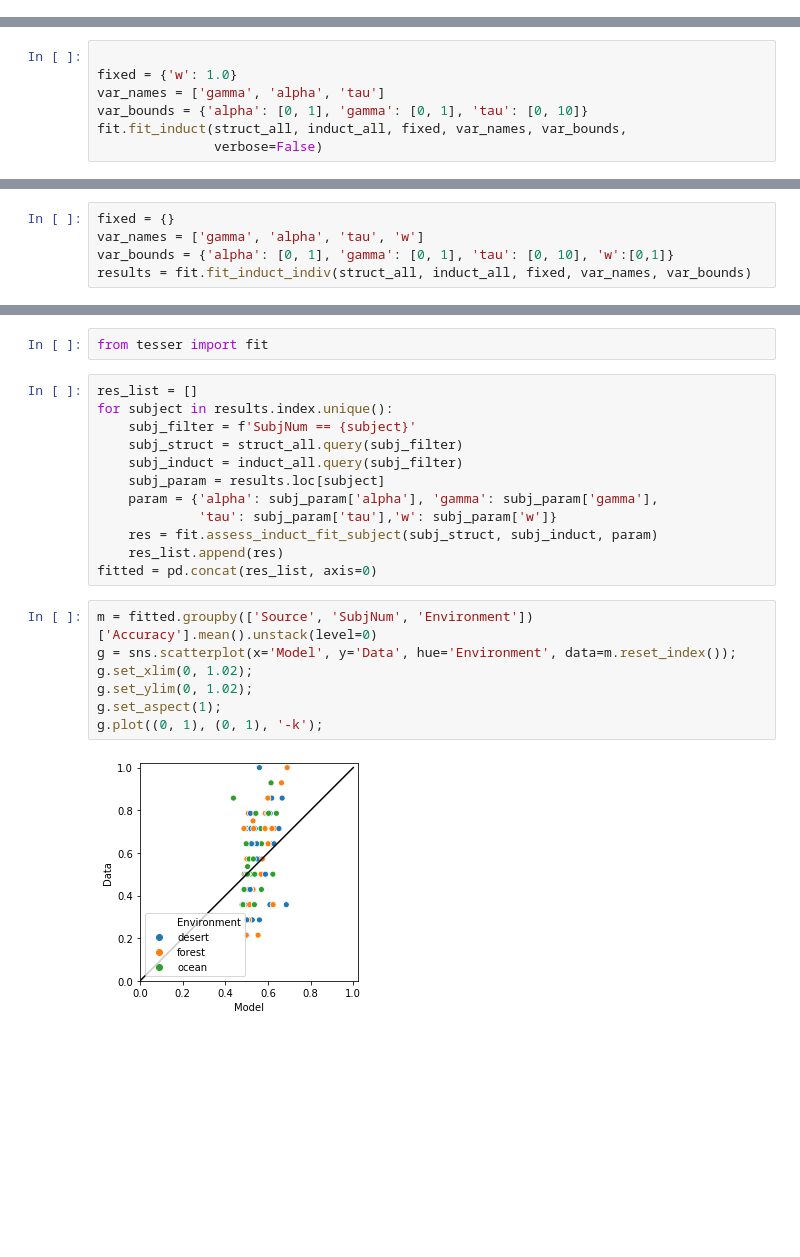
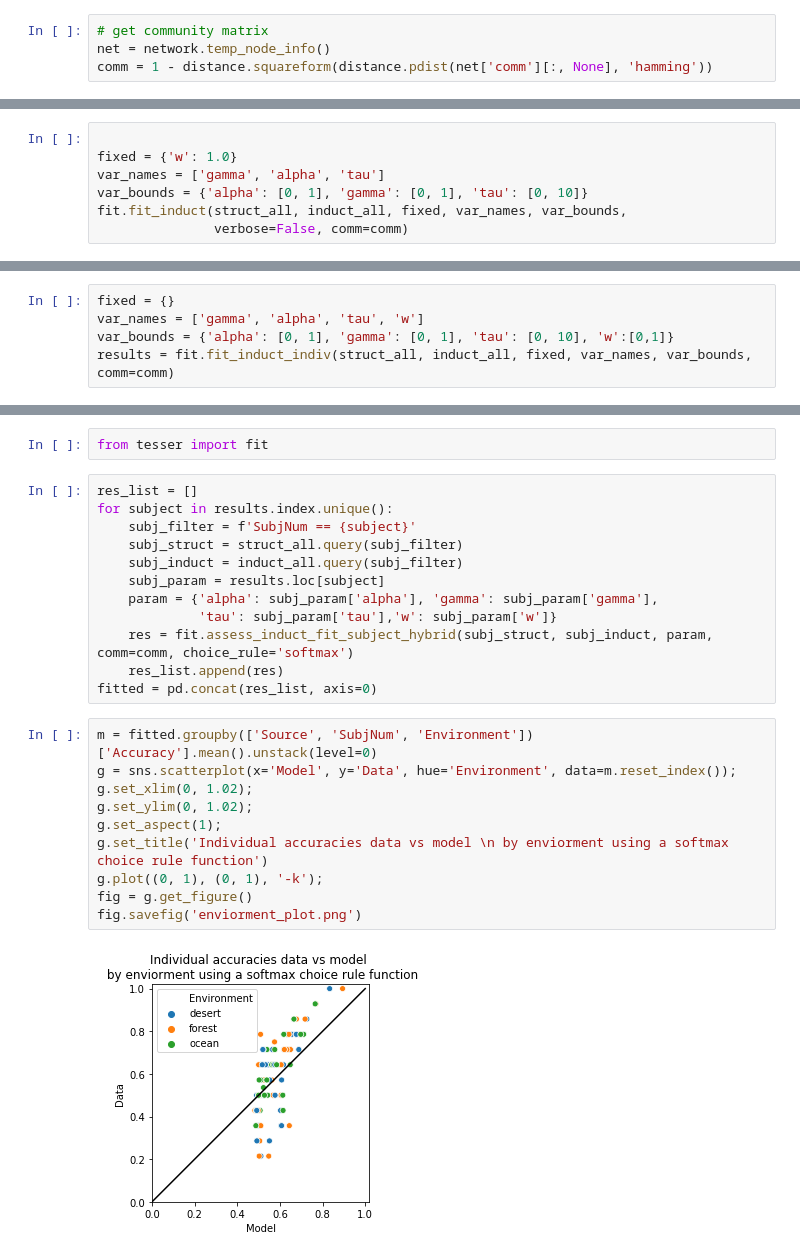
Before and after one commit to prestonlab/tesser_successor, a Jupyter notebook: group_test.ipynb, the cells around one changed output, grey strips where cells are left out. Saved outputs shown, nothing was run; the diff lists cells and outputs as text; blank space fills up the shorter version.

Commit message:
new functions using softmax

```diff
--- a/group_test.ipynb
+++ b/group_test.ipynb
@@ -10,4 +11,8 @@ from tesser import tasks
 data_dir = "/home/rodrigo/Dropbox/tesser_successor/Data/"
+# %%
+# get community matrix
+net = network.temp_node_info()
+comm = 1 - distance.squareform(distance.pdist(net['comm'][:, None], 'hamming'))
 # %%
 induct_all = util.load_induct(data_dir)
 struct_all = util.load_struct(data_dir)
@@ -136,7 +136,7 @@ fixed = {'w': 1.0}
 var_names = ['gamma', 'alpha', 'tau']
 var_bounds = {'alpha': [0, 1], 'gamma': [0, 1], 'tau': [0, 10]}
 fit.fit_induct(struct_all, induct_all, fixed, var_names, var_bounds,
-               verbose=False)
+               verbose=False, comm=comm)
 # %% [output]
 ({'w': 1.0,
   'gamma': 1.0,
@@ -160,6 +160,6 @@ fit.fit_induct(struct_all, induct_all, fixed, var_names, var_bounds,
 fixed = {}
 var_names = ['gamma', 'alpha', 'tau', 'w']
 var_bounds = {'alpha': [0, 1], 'gamma': [0, 1], 'tau': [0, 10], 'w':[0,1]}
-results = fit.fit_induct_indiv(struct_all, induct_all, fixed, var_names, var_bounds)
+results = fit.fit_induct_indiv(struct_all, induct_all, fixed, var_names, var_bounds, comm=comm)
 # %% [output]
 Estimating parameters for 100...
@@ -231,18 +215,21 @@ for subject in results.index.unique():
     subj_param = results.loc[subject]
     param = {'alpha': subj_param['alpha'], 'gamma': subj_param['gamma'],
              'tau': subj_param['tau'],'w': subj_param['w']}
-    res = fit.assess_induct_fit_subject(subj_struct, subj_induct, param)
+    res = fit.assess_induct_fit_subject_hybrid(subj_struct, subj_induct, param, comm=comm, choice_rule='softmax')
     res_list.append(res)
 fitted = pd.concat(res_list, axis=0)
 # %%
 m = fitted.groupby(['Source', 'SubjNum', 'Environment'])['Accuracy'].mean().unstack(level=0)
 g = sns.scatterplot(x='Model', y='Data', hue='Environment', data=m.reset_index());
 g.set_xlim(0, 1.02);
 g.set_ylim(0, 1.02);
 g.set_aspect(1);
+g.set_title('Individual accuracies data vs model \n by enviorment using a softmax choice rule function')
 g.plot((0, 1), (0, 1), '-k');
+fig = g.get_figure()
+fig.savefig('enviorment_plot.png')
 # %% [output]
-[figure, old version]
+[figure, new version]
 # %%
 m = fitted.groupby(['Source', 'SubjNum', 'QuestType'])['Accuracy'].mean().unstack(level=0)
 g = sns.scatterplot(x='Model', y='Data', hue='QuestType', data=m.reset_index());
```
Also changed, not shown: parts of 11 cells of this notebook, 4 other files.
